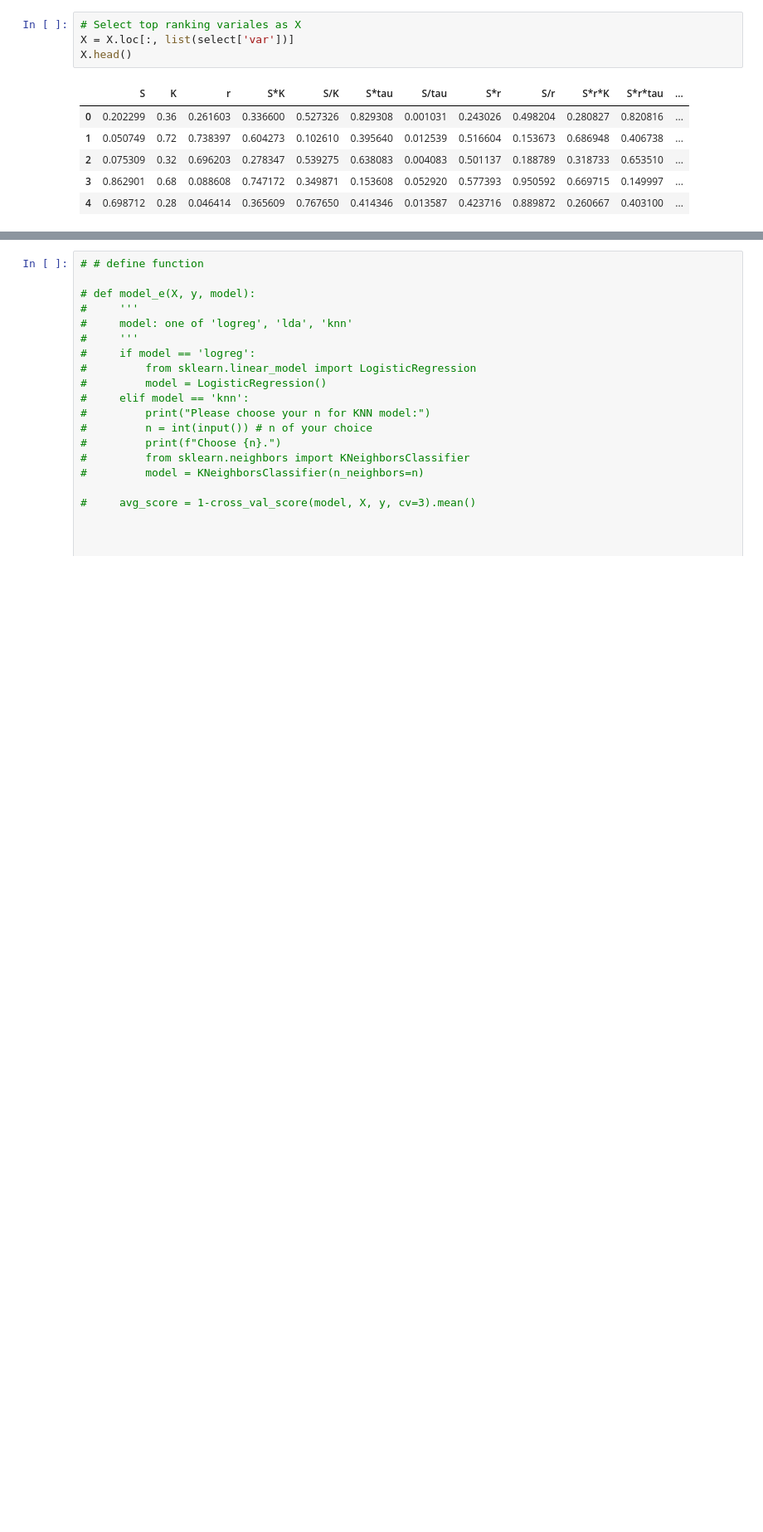
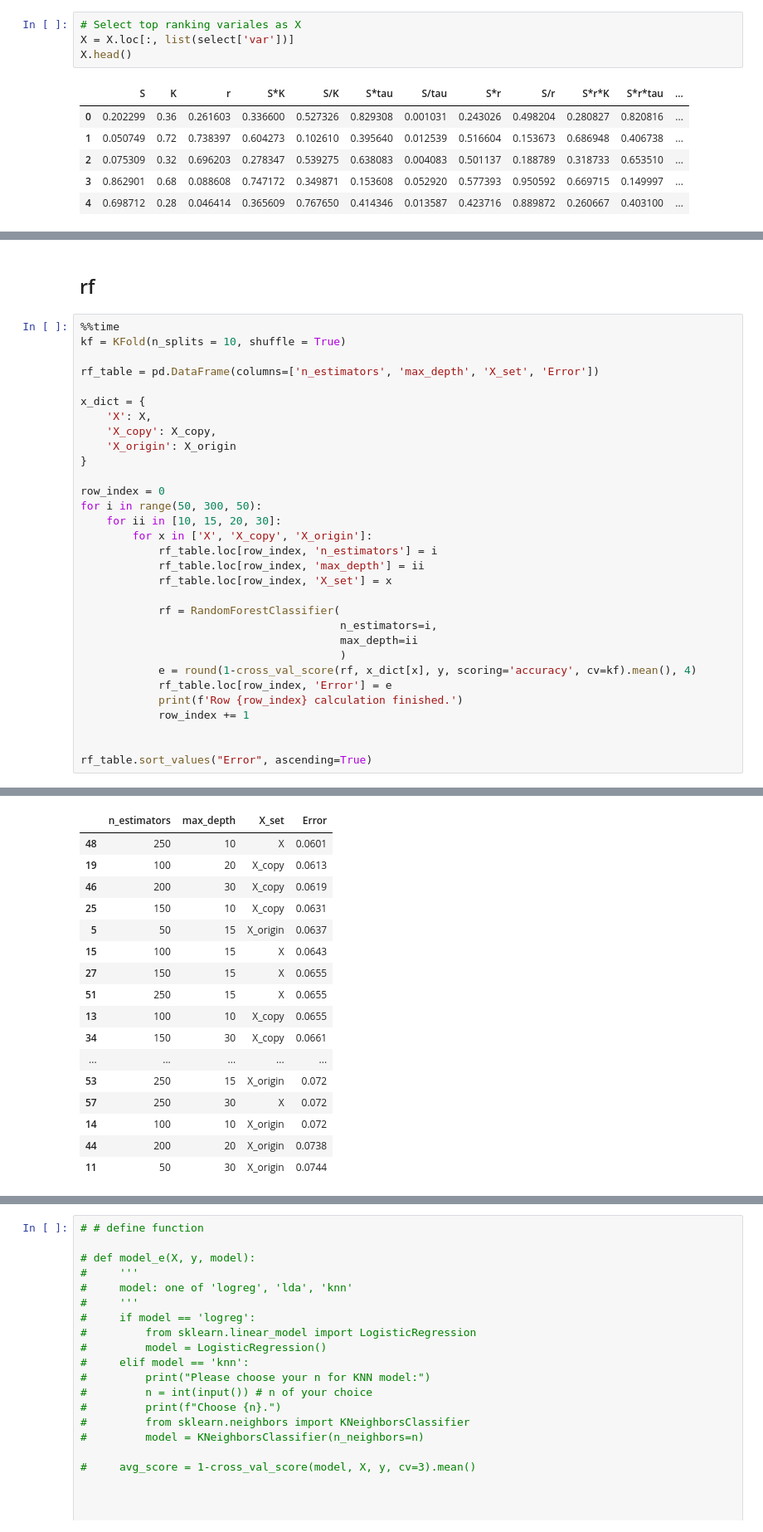
Before and after one commit to ggsmith842/Options-Prediction, a Jupyter notebook: yutong_classfication.ipynb, the cells around one changed output, grey strips where cells are left out. Shown: that part at 83% size. Cells and saved outputs as stored; diff of their text form; blank space fills up the shorter version.

```diff
--- a/yutong_classfication.ipynb
+++ b/yutong_classfication.ipynb
@@ -327,0 +376,34 @@ Wall time: 4.86 s
+# %% [markdown]
+## rf
+# %%
+%%time
+kf = KFold(n_splits = 10, shuffle = True)
+
+rf_table = pd.DataFrame(columns=['n_estimators', 'max_depth', 'X_set', 'Error'])
+
+x_dict = {
+    'X': X,
+    'X_copy': X_copy,
+    'X_origin': X_origin
+}
+
+row_index = 0
+for i in range(50, 300, 50):
+    for ii in [10, 15, 20, 30]:
+        for x in ['X', 'X_copy', 'X_origin']:
+            rf_table.loc[row_index, 'n_estimators'] = i
+            rf_table.loc[row_index, 'max_depth'] = ii
+            rf_table.loc[row_index, 'X_set'] = x
+
+            rf = RandomForestClassifier(
+                                        n_estimators=i,
+                                        max_depth=ii
+                                        )
+            e = round(1-cross_val_score(rf, x_dict[x], y, scoring='accuracy', cv=kf).mean(), 4)
+            rf_table.loc[row_index, 'Error'] = e
+            print(f'Row {row_index} calculation finished.')
+            row_index += 1
+
+
+rf_table.sort_values("Error", ascending=True)
+# %% [output]
@@ -327,0 +427,17 @@ Wall time: 4.86 s
+|  | n_estimators | max_depth | X_set | Error |
+| 48 | 250 | 10 | X | 0.0601 |
+| 19 | 100 | 20 | X_copy | 0.0613 |
+| 46 | 200 | 30 | X_copy | 0.0619 |
+| 25 | 150 | 10 | X_copy | 0.0631 |
+| 5 | 50 | 15 | X_origin | 0.0637 |
+| 15 | 100 | 15 | X | 0.0643 |
+| 27 | 150 | 15 | X | 0.0655 |
+| 51 | 250 | 15 | X | 0.0655 |
+| 13 | 100 | 10 | X_copy | 0.0655 |
+| 34 | 150 | 30 | X_copy | 0.0661 |
+| ... | ... | ... | ... | ... |
+| 53 | 250 | 15 | X_origin | 0.072 |
+| 57 | 250 | 30 | X | 0.072 |
+| 14 | 100 | 10 | X_origin | 0.072 |
+| 44 | 200 | 20 | X_origin | 0.0738 |
+| 11 | 50 | 30 | X_origin | 0.0744 |
```
Also changed, not shown: parts of 21 cells of this notebook.
